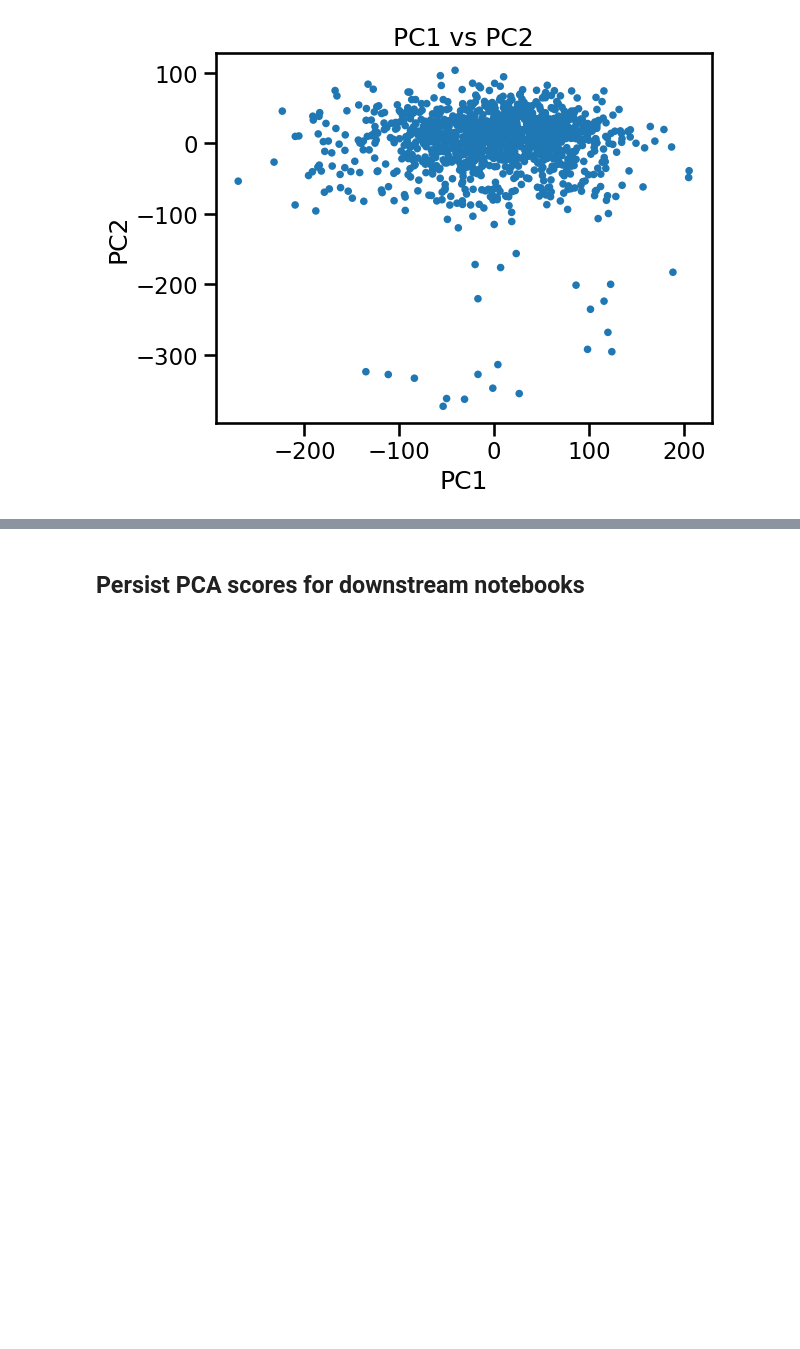
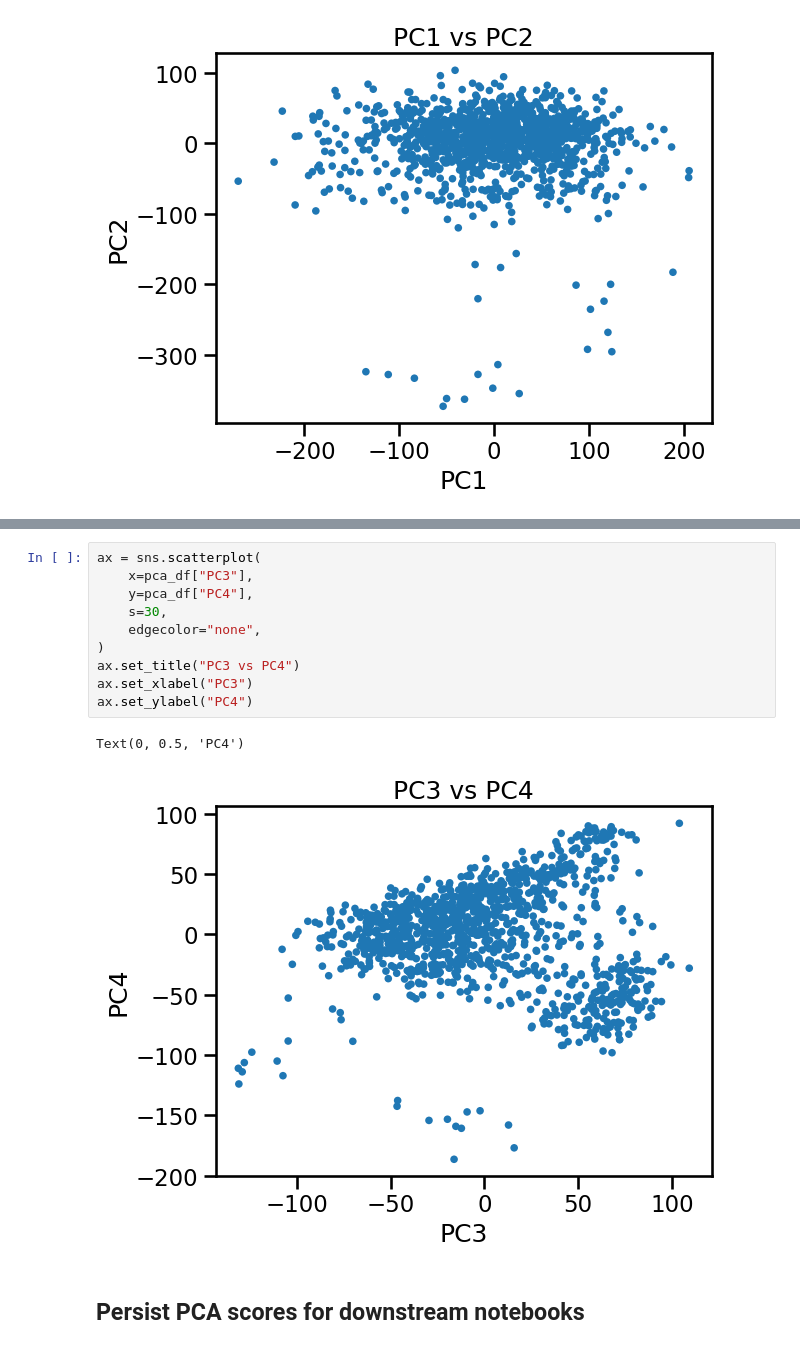
Before and after one commit to sarthak-arora1997/tcga-brca-multiomics-subtyping, a Jupyter notebook: notebooks/02_expression_qc_and_pca.ipynb, the cells around one changed output, grey strips where cells are left out. Saved outputs shown, nothing was run; the diff lists cells and outputs as text; blank space fills up the shorter version.

```diff
--- a/notebooks/02_expression_qc_and_pca.ipynb
+++ b/notebooks/02_expression_qc_and_pca.ipynb
@@ -129,3 +142,16 @@ Text(0, 0.5, 'PC2')
+# %%
+ax = sns.scatterplot(
+    x=pca_df["PC3"],
+    y=pca_df["PC4"],
+    s=30,
+    edgecolor="none",
+)
+ax.set_title("PC3 vs PC4")
+ax.set_xlabel("PC3")
+ax.set_ylabel("PC4")
+# %% [output]
+Text(0, 0.5, 'PC4')
+[figure, added]
 # %% [markdown]
 ## Persist PCA scores for downstream notebooks
 # %%
```
Also changed, not shown: parts of 1 cell of this notebook.
